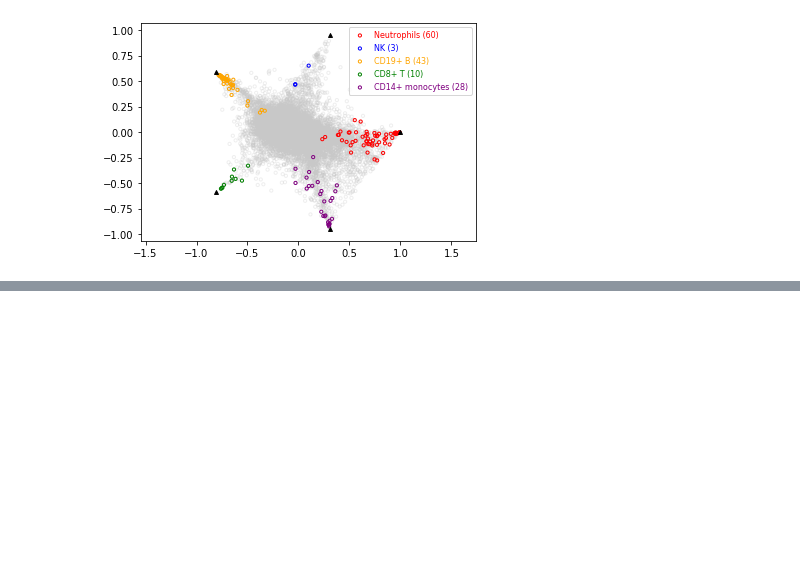
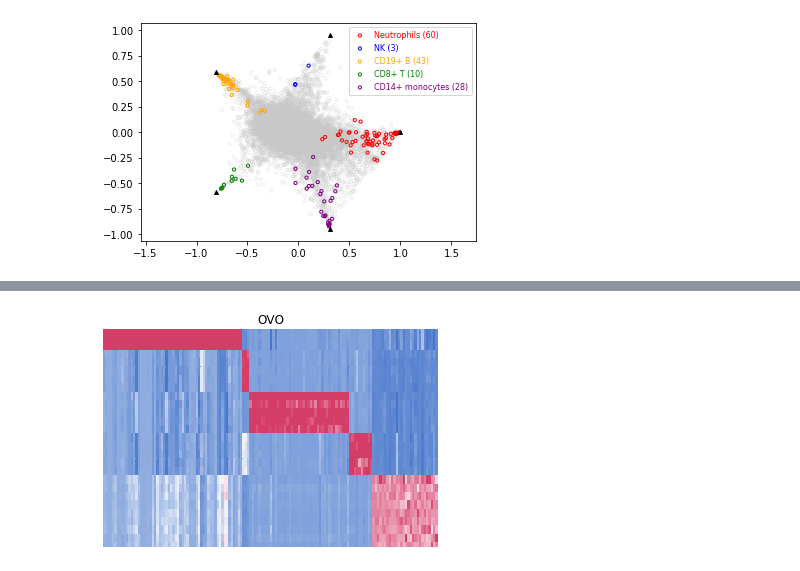
Before and after one commit to MintaYLu/COT, a Jupyter notebook: Example_GSE28490.ipynb, the cells around one changed output, grey strips where cells are left out. Saved outputs shown, nothing was run; the diff lists cells and outputs as text; code cells hidden in the pictures; blank space fills up the shorter version.

```diff
--- a/Example_GSE28490.ipynb
+++ b/Example_GSE28490.ipynb
@@ -116,0 +171,6 @@ sns.heatmap(data, vmin=-1.0, vmax=+1.0, cbar=False, cmap=sns.diverging_palette(2
+# %%
+## OVO heatmap
+
+plot_heatmap(ovo, 'OVO')
+# %% [output]
+[figure, added]
```
Also changed, not shown: parts of 7 cells of this notebook, 1 other file.
